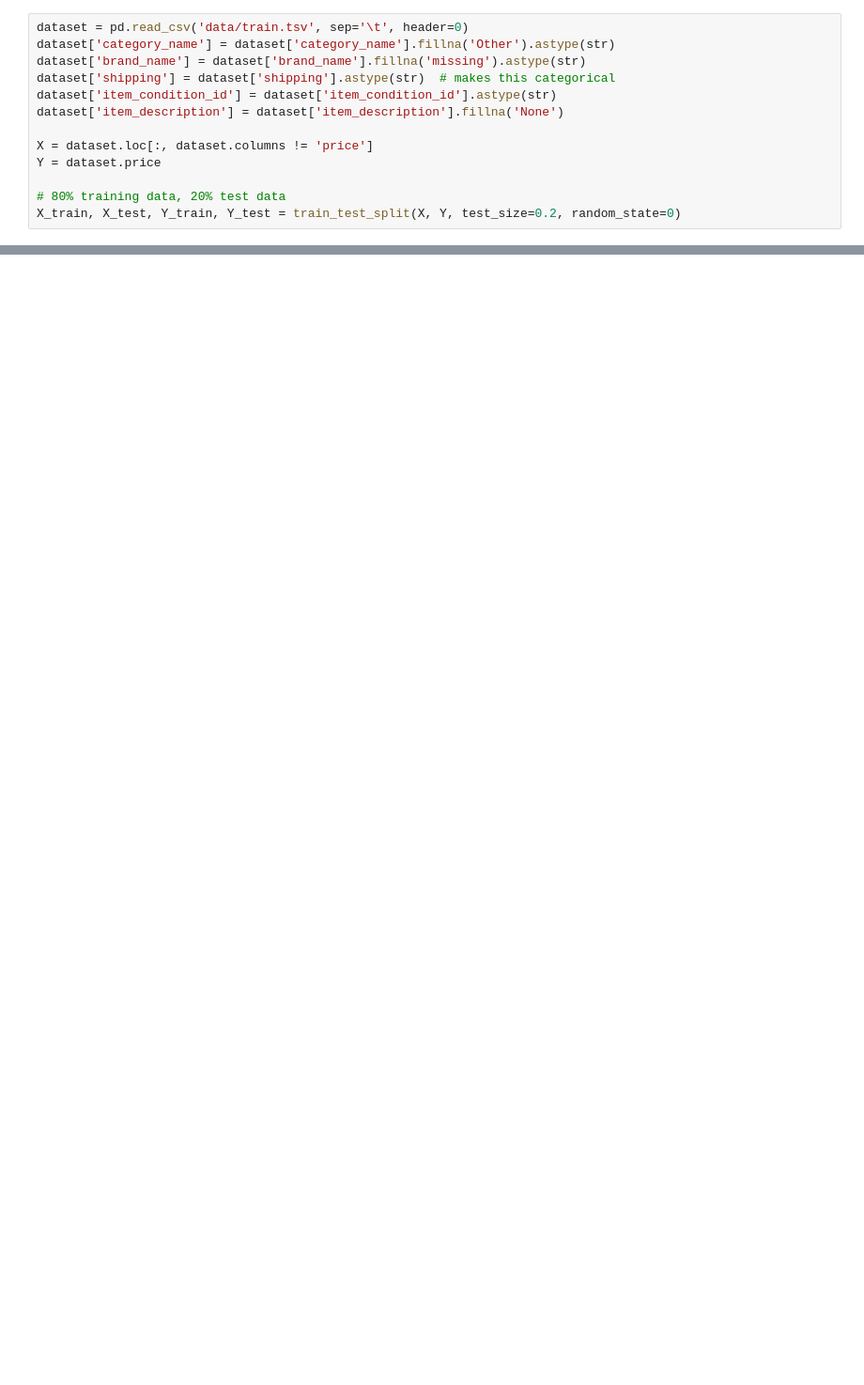
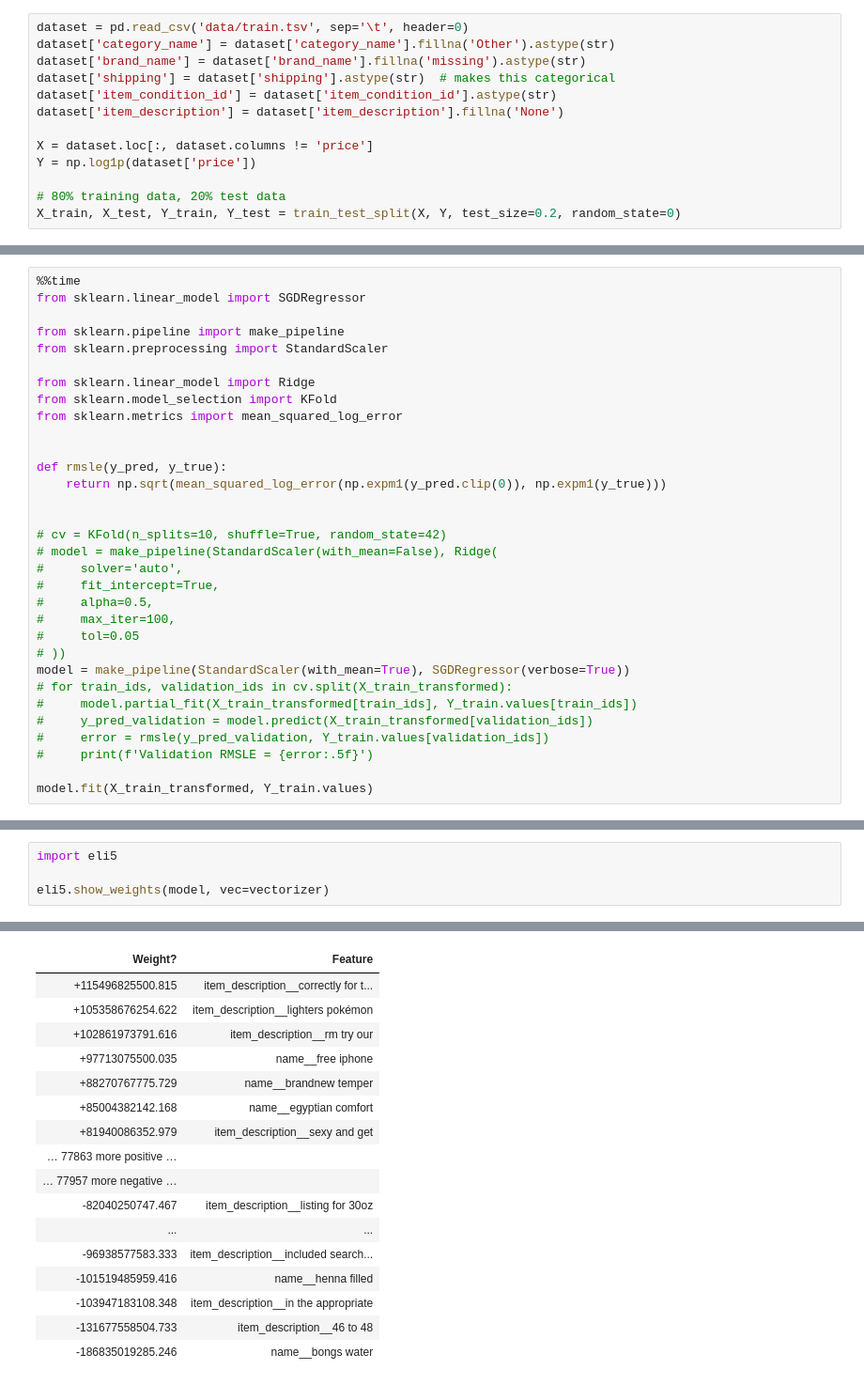
Before and after one commit to mbacvanski/DS4400_PricePrediction, a Jupyter notebook: ridge_regression.ipynb, the cells around one changed output, grey strips where cells are left out. Shown at 94% size. Saved outputs shown, nothing was run; the diff lists cells and outputs as text; blank space fills up the shorter version.

Commit message:
Ridge regression works decent, SGD is exploding though

```diff
--- a/ridge_regression.ipynb
+++ b/ridge_regression.ipynb
@@ -10,7 +11,7 @@ dataset['item_condition_id'] = dataset['item_condition_id'].astype(str)
 dataset['item_description'] = dataset['item_description'].fillna('None')
 
 X = dataset.loc[:, dataset.columns != 'price']
-Y = dataset.price
+Y = np.log1p(dataset['price'])
 
 # 80% training data, 20% test data
 X_train, X_test, Y_train, Y_test = train_test_split(X, Y, test_size=0.2, random_state=0)
@@ -75,0 +83,32 @@ X_train_transformed
+# %%
+%%time
+from sklearn.linear_model import SGDRegressor
+
+from sklearn.pipeline import make_pipeline
+from sklearn.preprocessing import StandardScaler
+
+from sklearn.linear_model import Ridge
+from sklearn.model_selection import KFold
+from sklearn.metrics import mean_squared_log_error
+
+
+def rmsle(y_pred, y_true):
+    return np.sqrt(mean_squared_log_error(np.expm1(y_pred.clip(0)), np.expm1(y_true)))
+
+
+# cv = KFold(n_splits=10, shuffle=True, random_state=42)
+# model = make_pipeline(StandardScaler(with_mean=False), Ridge(
+#     solver='auto',
+#     fit_intercept=True,
+#     alpha=0.5,
+#     max_iter=100,
+#     tol=0.05
+# ))
+model = make_pipeline(StandardScaler(with_mean=True), SGDRegressor(verbose=True))
+# for train_ids, validation_ids in cv.split(X_train_transformed):
+#     model.partial_fit(X_train_transformed[train_ids], Y_train.values[train_ids])
+#     y_pred_validation = model.predict(X_train_transformed[validation_ids])
+#     error = rmsle(y_pred_validation, Y_train.values[validation_ids])
+#     print(f'Validation RMSLE = {error:.5f}')
+
+model.fit(X_train_transformed, Y_train.values)
@@ -75,0 +143,5 @@ X_train_transformed
+# %%
+import eli5
+
+eli5.show_weights(model, vec=vectorizer)
+# %% [output]
@@ -75,0 +149,17 @@ X_train_transformed
+| Weight? | Feature |
+| +115496825500.815 | item_description__correctly for t... |
+| +105358676254.622 | item_description__lighters pokémon |
+| +102861973791.616 | item_description__rm try our |
+| +97713075500.035 | name__free iphone |
+| +88270767775.729 | name__brandnew temper |
+| +85004382142.168 | name__egyptian comfort |
+| +81940086352.979 | item_description__sexy and get |
+| … 77863 more positive … |  |
+| … 77957 more negative … |  |
+| -82040250747.467 | item_description__listing for 30oz |
+| ... | ... |
+| -96938577583.333 | item_description__included search... |
+| -101519485959.416 | name__henna filled |
+| -103947183108.348 | item_description__in the appropriate |
+| -131677558504.733 | item_description__46 to 48 |
+| -186835019285.246 | name__bongs water |
```
Also changed, not shown: parts of 9 cells of this notebook.
